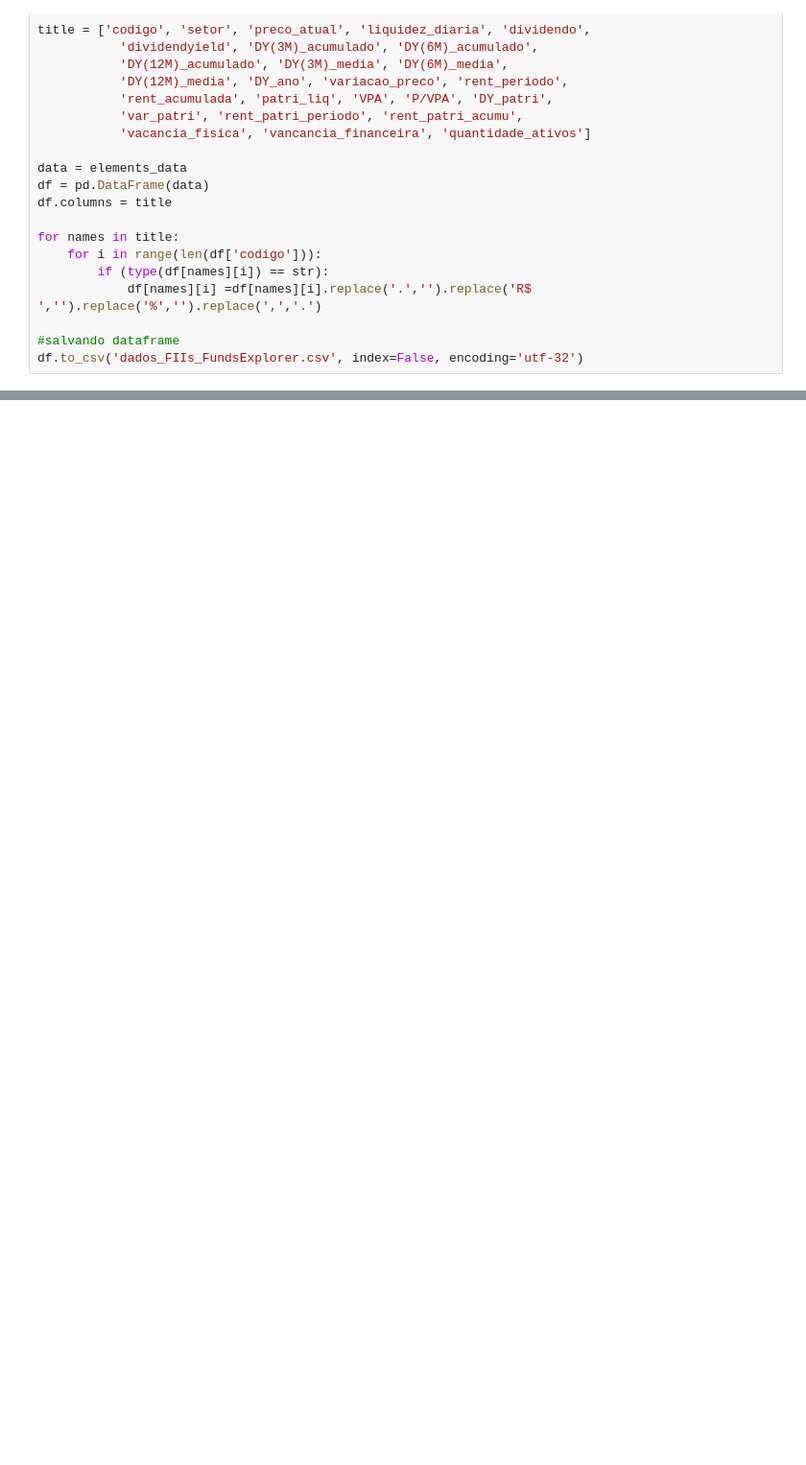
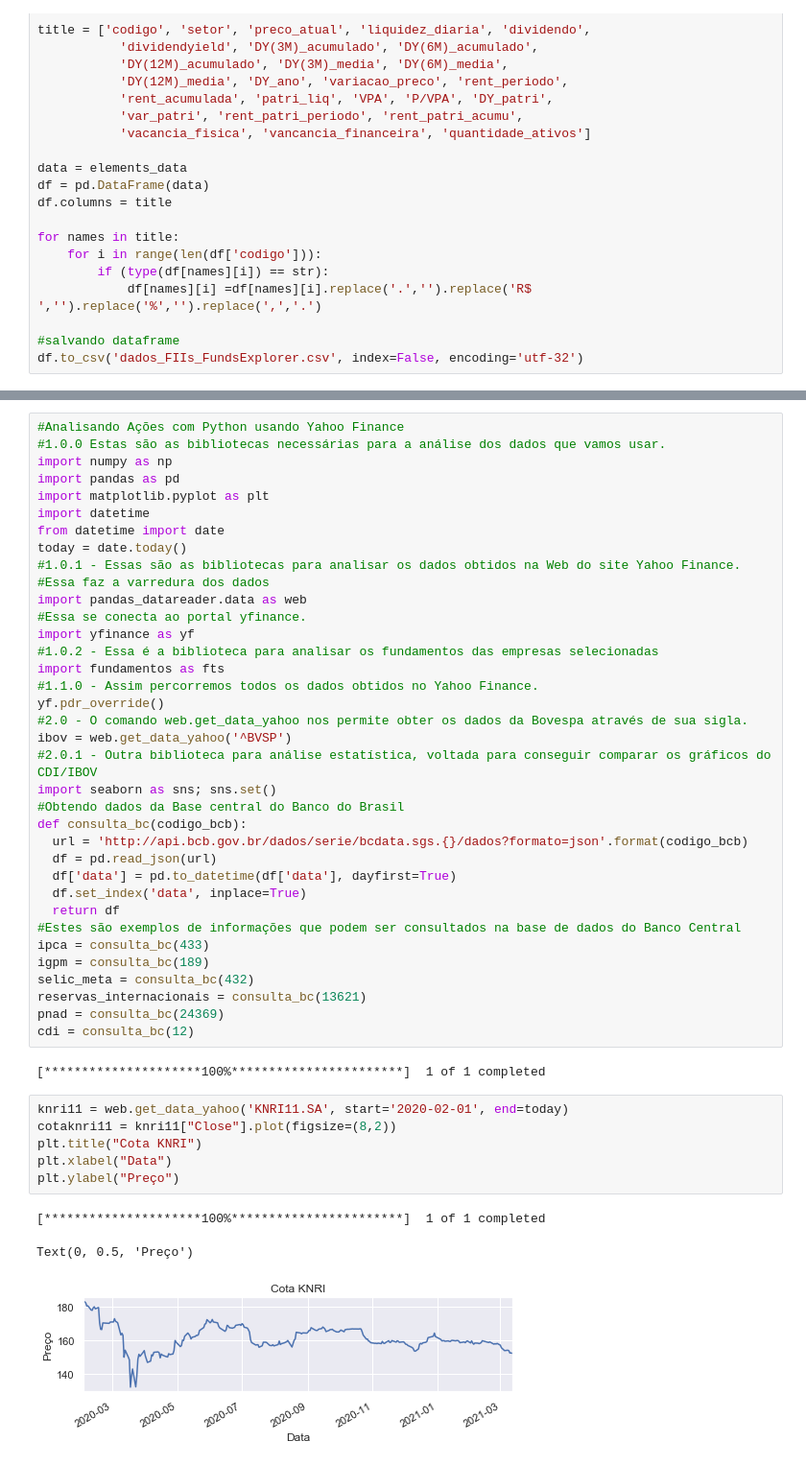
Before and after one commit to kioolz/Kioolz-World, a Jupyter notebook: FIIs/Cotas/001KNRI.ipynb, the cells around one changed output, grey strips where cells are left out. Shown at 96% size. Drawn from its saved outputs; the diff is of its cells as text; blank space fills up the shorter version.

```diff
--- a/FIIs/Cotas/001KNRI.ipynb
+++ b/FIIs/Cotas/001KNRI.ipynb
@@ -105,0 +106,48 @@ São necessários um total de  403701.34R$ investidos para se alcançar o salár
+# %%
+#Analisando Ações com Python usando Yahoo Finance
+#1.0.0 Estas são as bibliotecas necessárias para a análise dos dados que vamos usar.
+import numpy as np
+import pandas as pd
+import matplotlib.pyplot as plt
+import datetime
+from datetime import date
+today = date.today()
+#1.0.1 - Essas são as bibliotecas para analisar os dados obtidos na Web do site Yahoo Finance.
+#Essa faz a varredura dos dados
+import pandas_datareader.data as web
+#Essa se conecta ao portal yfinance.
+import yfinance as yf
+#1.0.2 - Essa é a biblioteca para analisar os fundamentos das empresas selecionadas
+import fundamentos as fts
+#1.1.0 - Assim percorremos todos os dados obtidos no Yahoo Finance.
+yf.pdr_override()
+#2.0 - O comando web.get_data_yahoo nos permite obter os dados da Bovespa através de sua sigla.
+ibov = web.get_data_yahoo('^BVSP')
+#2.0.1 - Outra biblioteca para análise estatística, voltada para conseguir comparar os gráficos do CDI/IBOV
+import seaborn as sns; sns.set()
+#Obtendo dados da Base central do Banco do Brasil
+def consulta_bc(codigo_bcb):
+  url = 'http://api.bcb.gov.br/dados/serie/bcdata.sgs.{}/dados?formato=json'.format(codigo_bcb)
+  df = pd.read_json(url)
+  df['data'] = pd.to_datetime(df['data'], dayfirst=True)
+  df.set_index('data', inplace=True)
+  return df
+#Estes são exemplos de informações que podem ser consultados na base de dados do Banco Central
+ipca = consulta_bc(433)
+igpm = consulta_bc(189)
+selic_meta = consulta_bc(432)
+reservas_internacionais = consulta_bc(13621)
+pnad = consulta_bc(24369)
+cdi = consulta_bc(12)
+# %% [output]
+[*********************100%***********************]  1 of 1 completed
+# %%
+knri11 = web.get_data_yahoo('KNRI11.SA', start='2020-02-01', end=today)
+cotaknri11 = knri11["Close"].plot(figsize=(8,2))
+plt.title("Cota KNRI")
+plt.xlabel("Data")
+plt.ylabel("Preço")
+# %% [output]
+[*********************100%***********************]  1 of 1 completed
+Text(0, 0.5, 'Preço')
+[figure, added]
```
Also changed, not shown: parts of 1 cell of this notebook.
